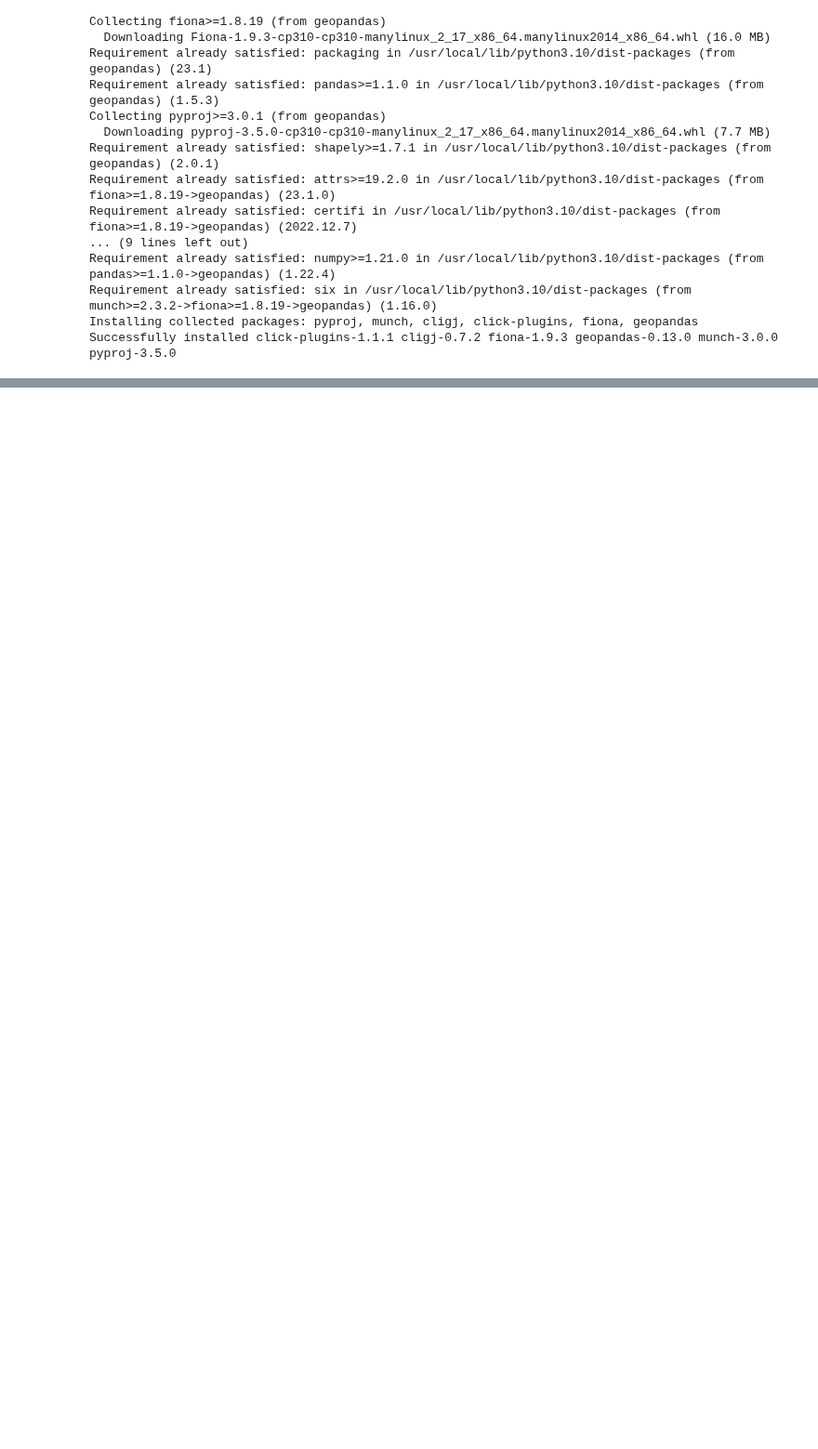
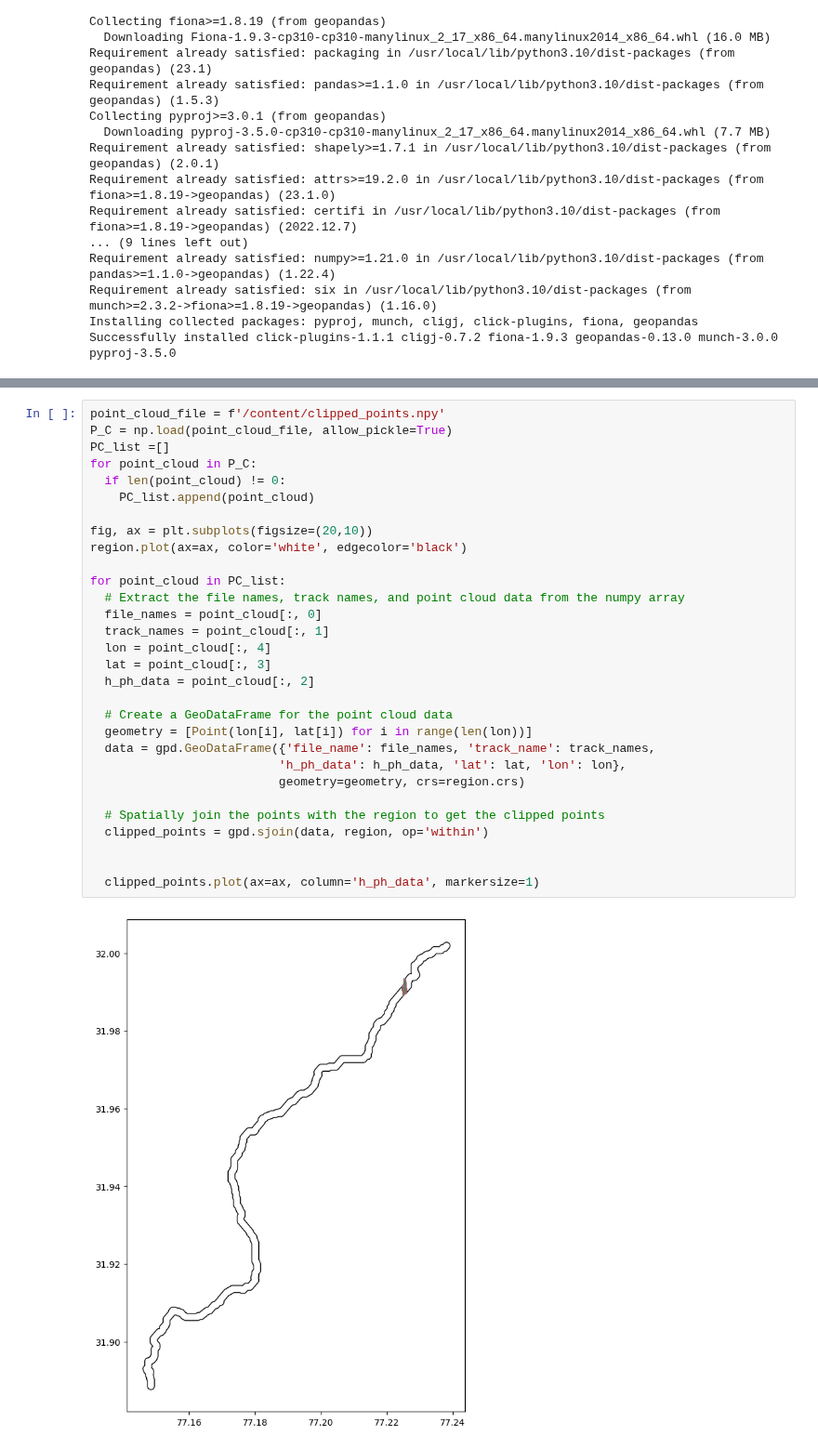
Before and after one commit to 1kaiser/ICESAT2, a Jupyter notebook: ICESAT2_tracks_intersection_plotting.ipynb, the cells around one changed output, grey strips where cells are left out. Shown at 93% size. Saved outputs shown, nothing was run; the diff lists cells and outputs as text; blank space fills up the shorter version.

```diff
--- a/ICESAT2_tracks_intersection_plotting.ipynb
+++ b/ICESAT2_tracks_intersection_plotting.ipynb
@@ -1460,0 +1237,32 @@ WARNING:matplotlib.legend:No artists with labels found to put in legend.  Note t
+# %%
+point_cloud_file = f'/content/clipped_points.npy'
+P_C = np.load(point_cloud_file, allow_pickle=True)
+PC_list =[]
+for point_cloud in P_C:
+  if len(point_cloud) != 0:
+    PC_list.append(point_cloud)
+
+fig, ax = plt.subplots(figsize=(20,10))
+region.plot(ax=ax, color='white', edgecolor='black')
+
+for point_cloud in PC_list:
+  # Extract the file names, track names, and point cloud data from the numpy array
+  file_names = point_cloud[:, 0]
+  track_names = point_cloud[:, 1]
+  lon = point_cloud[:, 4]
+  lat = point_cloud[:, 3]
+  h_ph_data = point_cloud[:, 2]
+
+  # Create a GeoDataFrame for the point cloud data
+  geometry = [Point(lon[i], lat[i]) for i in range(len(lon))]
+  data = gpd.GeoDataFrame({'file_name': file_names, 'track_name': track_names,
+                          'h_ph_data': h_ph_data, 'lat': lat, 'lon': lon},
+                          geometry=geometry, crs=region.crs)
+
+  # Spatially join the points with the region to get the clipped points
+  clipped_points = gpd.sjoin(data, region, op='within')
+
+
+  clipped_points.plot(ax=ax, column='h_ph_data', markersize=1)
+# %% [output]
+[figure, added]
```
Also changed, not shown: parts of 15 cells of this notebook.
